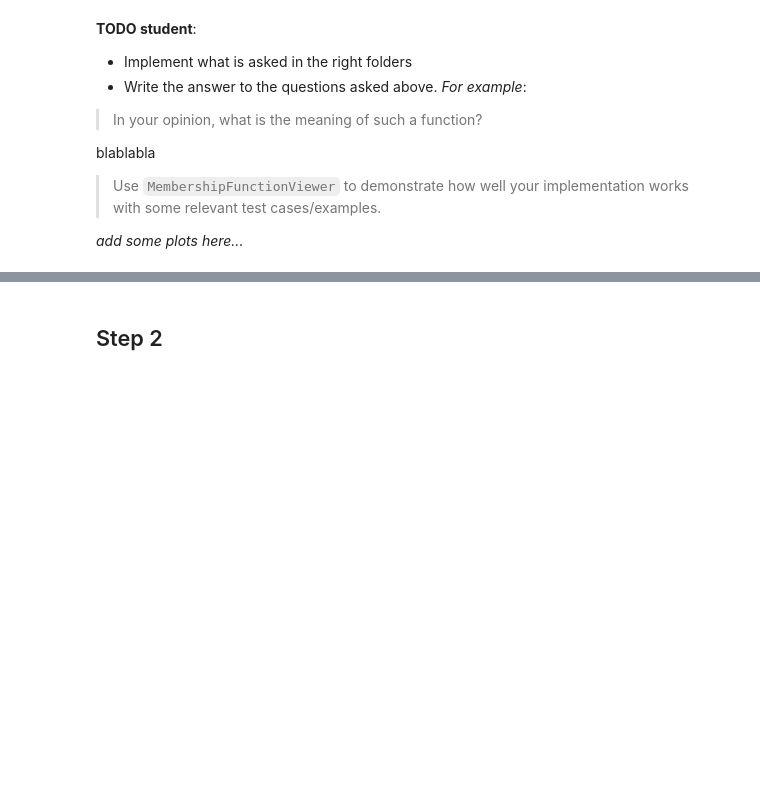
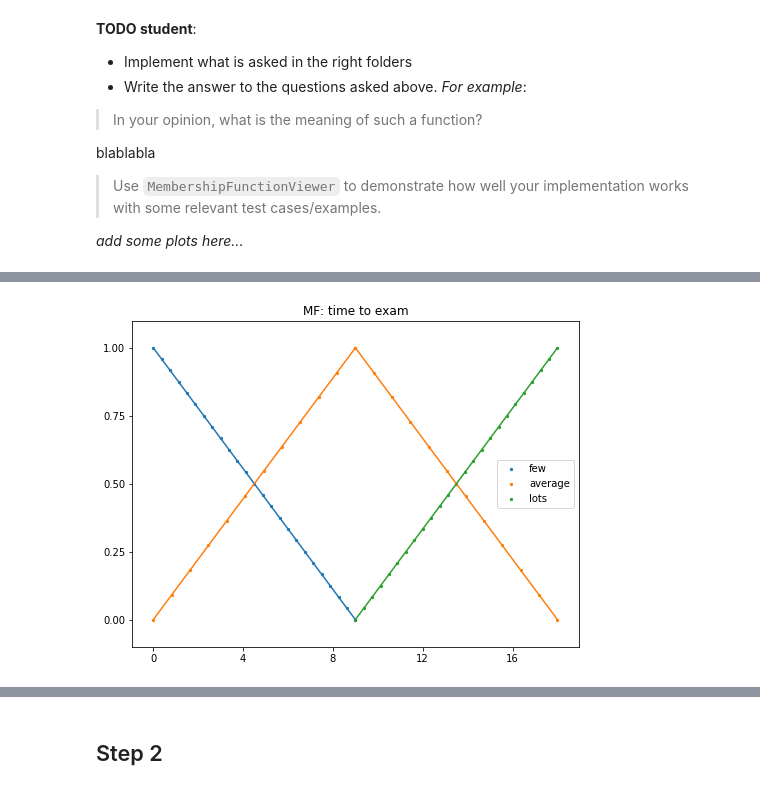
Before and after one commit to Nortalle/LFA_labo_021, a Jupyter notebook: LFA labo 040/000_exam_problem.ipynb, the cells around one changed output, grey strips where cells are left out. Saved outputs shown, nothing was run; the diff lists cells and outputs as text; code cells hidden in the pictures; blank space fills up the shorter version.

```diff
--- a/LFA labo 040/000_exam_problem.ipynb
+++ b/LFA labo 040/000_exam_problem.ipynb
@@ -238,0 +177,10 @@ predicted_value {'priority': 0.3966143213820694}
+# %%
+lv_time_to_exam = LinguisticVariable("time to exam", {
+    "few": LinPWMF([0, 1], [9,0]),
+    "average": TrapMF(0, 9, 9, 18),
+    "lots": LinPWMF([9,0], [18,1])
+})
+
+LinguisticVariableViewer(lv_time_to_exam).show()
+# %% [output]
+[figure, added]
```
Also changed, not shown: parts of 15 cells of this notebook.
